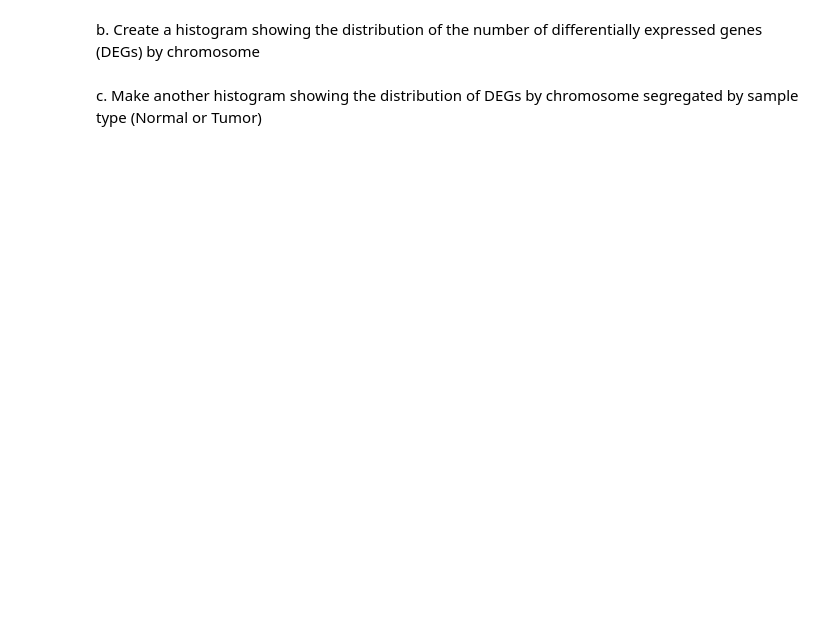
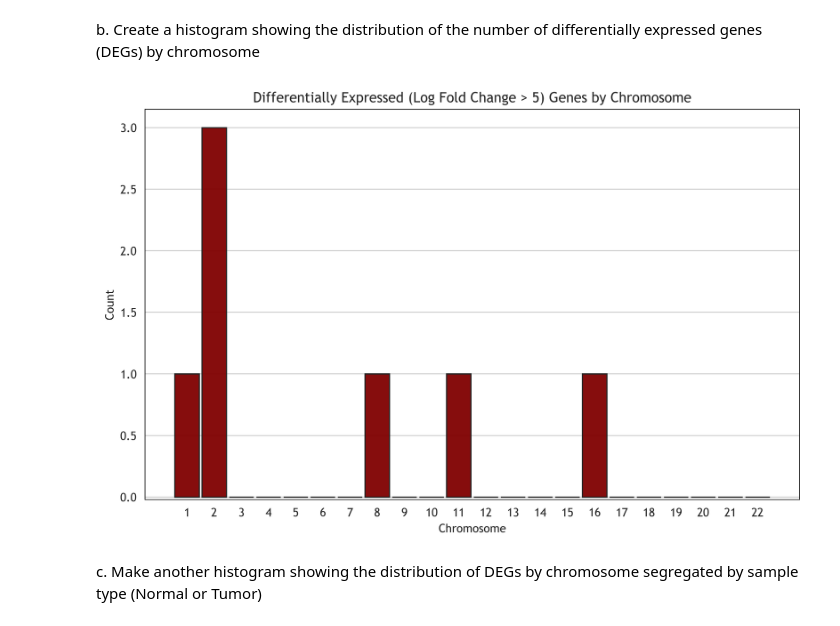
Before and after one commit to annaduraij/B573-PSI, a Jupyter notebook: Assignments/A3 - Python Data Analysis/JA-DataAnalyzer.ipynb, the cells around one changed output. Saved outputs shown, nothing was run; the diff lists cells and outputs as text; code cells hidden in the pictures; blank space fills up the shorter version.

```diff
--- a/Assignments/A3 - Python Data Analysis/JA-DataAnalyzer.ipynb
+++ b/Assignments/A3 - Python Data Analysis/JA-DataAnalyzer.ipynb
@@ -631,4 +749,62 @@ plt.close()
 # %% [markdown]
 b. Create a histogram showing the distribution of the number of differentially expressed genes (DEGs) by chromosome
+# %%
+# Goal:
+# Create a Histogram of Differentially Expressed Genes
+
+# Sort the dataframe numerically by chromosome
+hist_deg_df = plot_df.copy()
+hist_deg_df['Chromosome'] = pd.to_numeric(hist_deg_df['Chromosome'])
+hist_deg_df.sort_values(by='Chromosome',inplace=True)
+
+# Total Number of Somatic Chromosomes
+count_chromosomes = 22
+
+# Open the Matplotlib figure and axes
+fig, histogram_plot = plt.subplots(figsize=(10, 6), dpi=500)
+
+# Add a plot title
+histogram_plot.set_title('Differentially Expressed (Log Fold Change > 5) Genes by Chromosome')
+
+# Use Seaborn to generate a histogram of Differentially Expressed Genes
+sns.histplot(
+    # Select the Data for the Subplot
+    data = hist_deg_df,
+    # Label for the Bins
+    x = "Chromosome",
+    # Each Chromosome is a Discrete Variable
+    discrete=True,
+    # Bin Range is the number of chromosomes
+    binrange=(1,count_chromosomes),
+    # Define the Specific Subplot to Generate this Hist plot On
+    ax = histogram_plot,
+    # Set borders around the Bars
+    edgecolor = '#222',
+    # Set the color of the Bars
+    color='Maroon',
+    # Set a gap between Bars
+    shrink=0.9,
+    # Set the Opacity of the Bars
+    alpha=0.95
+)
+
+# Apply the universal style setting
+jay_plt_ax_style_applicator(histogram_plot, font_family='Trebuchet MS', enable_minor_gridlines=False, enable_minor_ticks=False, enable_horizontal_gridlines=False,enable_vertical_gridlines=False)
+
+# Set x-axis tick such that each chromosome has a tick mark
+histogram_plot.set_xticks(range(1,count_chromosomes+1))
+
+# Set the Y limit a bit below zero such that a sliver of each bar is still shown for unrepresented chromosomes
+histogram_plot.set_ylim(bottom=-0.02)  # Adjust as necessary to show the sliver
+
+# Remove the Vertical Gridlines
+histogram_plot.grid(axis='x')
+
+# Show the Plot
+plt.show()
+# Close the Plot to Prevent any Inconsistencies
+plt.close()
+# %% [output]
+[figure, added]
 # %% [markdown]
 c. Make another histogram showing the distribution of DEGs by chromosome segregated by sample type (Normal or Tumor)
```
Also changed, not shown: parts of 33 cells of this notebook.
